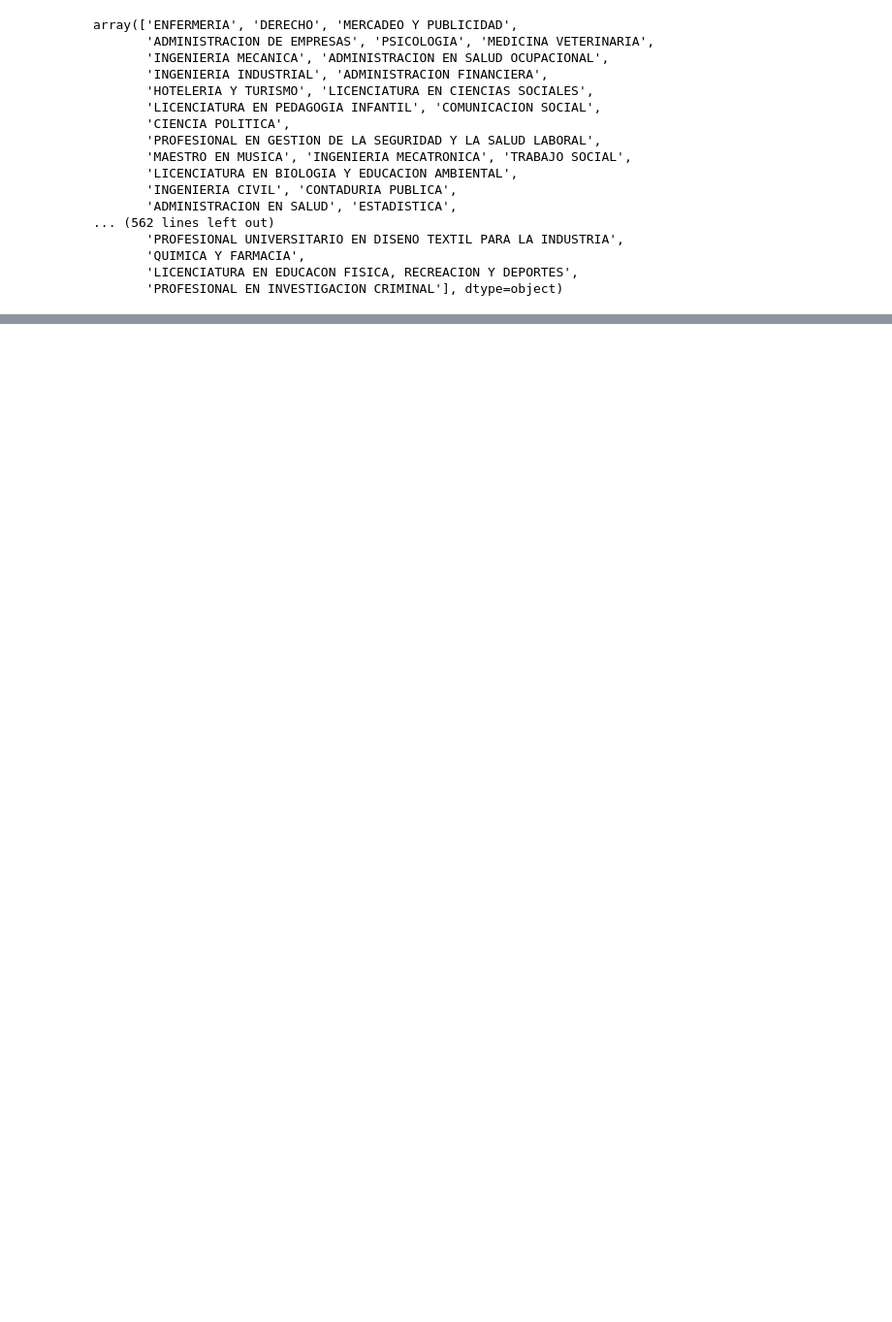
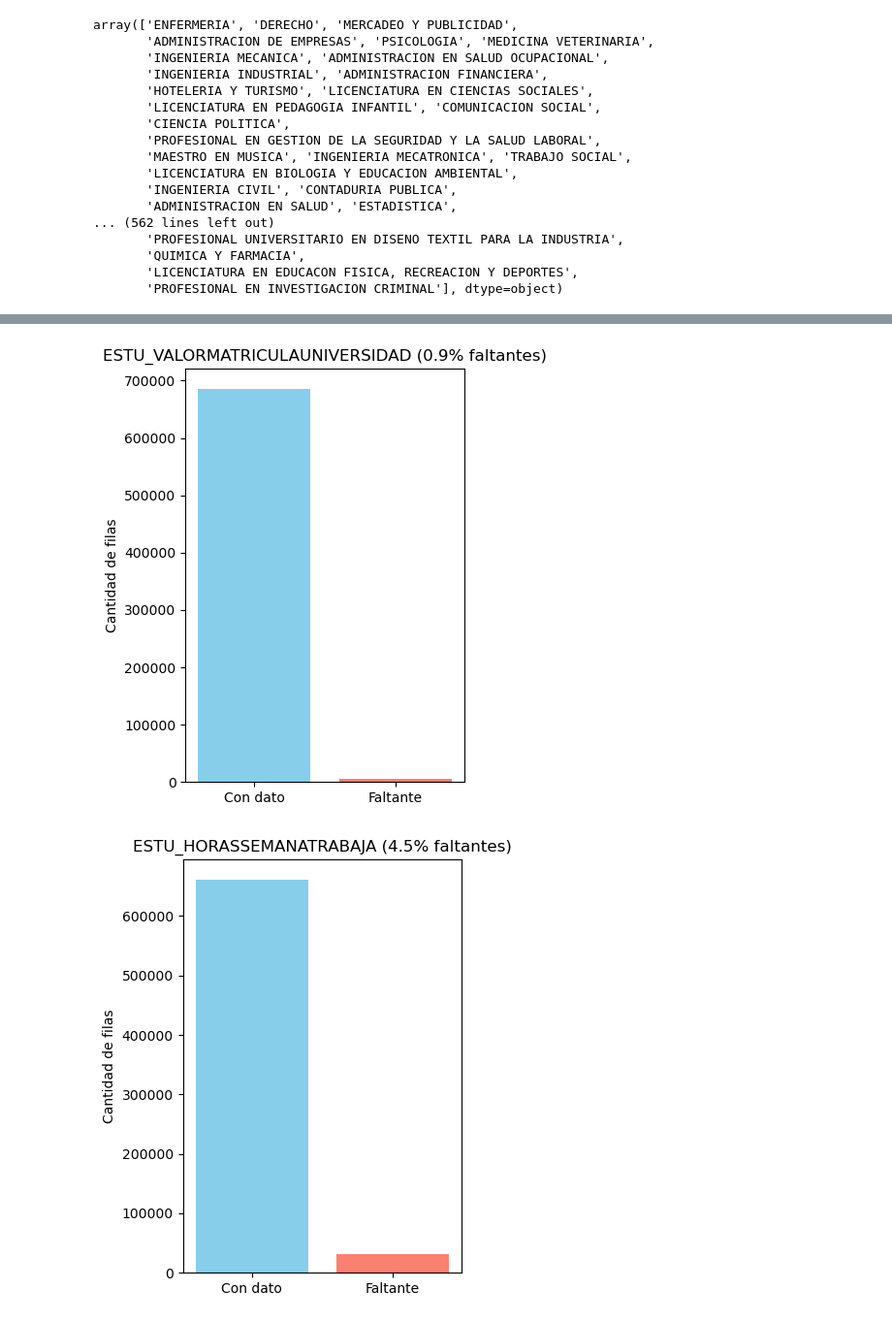
Before and after one commit to alejolop1/Proyecto-Introduccion-IA, a Jupyter notebook: 02 - preprocesado.ipynb, the cells around one changed output, grey strips where cells are left out. Shown at 97% size. Saved outputs shown, nothing was run; the diff lists cells and outputs as text; code cells hidden in the pictures; blank space fills up the shorter version.

```diff
--- a/02 - preprocesado.ipynb
+++ b/02 - preprocesado.ipynb
@@ -499,0 +611,20 @@ Name: FAMI_ESTRATOVIVIENDA, dtype: int64
+# %%
+#Función para comparar variables con datos faltantes con respecto
+# a los que tienen información de manera gráfica
+def plot_nan_vs_notnull_individual(df):
+    total_rows = len(df)
+
+    for col in df.columns:
+        n_nan = df[col].isnull().sum()
+        if n_nan == 0:
+            continue  # saltar columnas sin NaN
+
+        n_notnull = total_rows - n_nan
+
+        # Crear gráfico
+        plt.figure(figsize=(4, 5))
+        plt.bar(['Con dato', 'Faltante'], [n_notnull, n_nan], color=['skyblue', 'salmon'])
+        plt.title(f'{col} ({(n_nan/total_rows)*100:.1f}% faltantes)')
+        plt.ylabel('Cantidad de filas')
+        plt.tight_layout()
+        plt.show()
@@ -499,0 +661,5 @@ Name: FAMI_ESTRATOVIVIENDA, dtype: int64
+# %%
+plot_nan_vs_notnull_individual(d)
+# %% [output]
+[figure, added]
+[figure, added]
```
Also changed, not shown: parts of 70 cells of this notebook.
